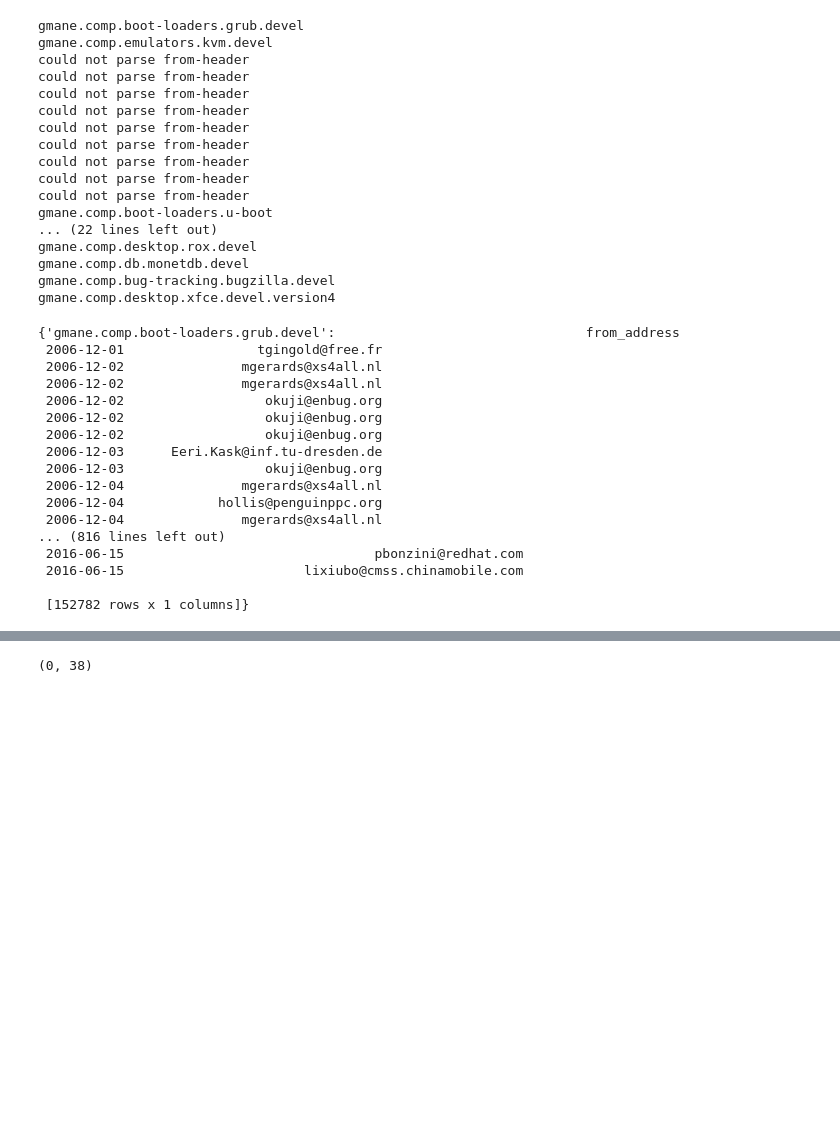
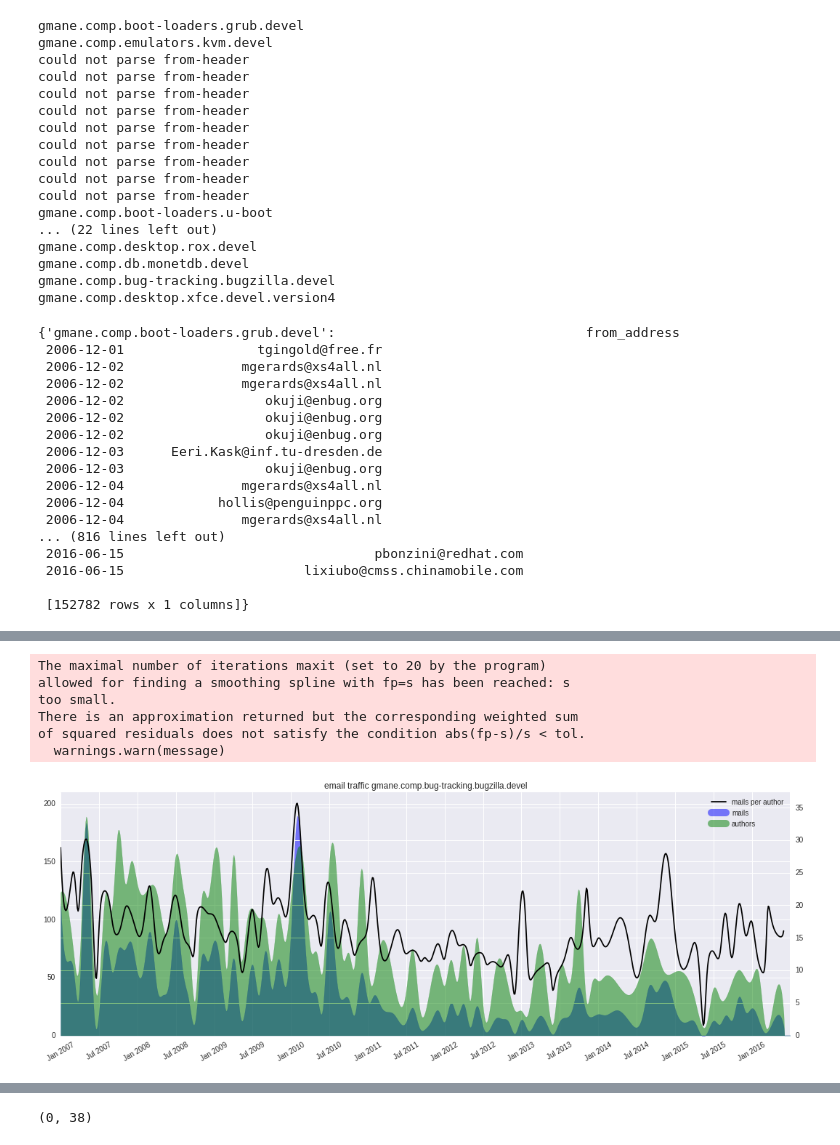
Before and after one commit to zormit/oss-innovation, a Jupyter notebook: email_desi.ipynb, the cells around one changed output, grey strips where cells are left out. Drawn from its saved outputs; the diff is of its cells as text; code cells hidden in the pictures; blank space fills up the shorter version.

Commit message:
email_desi: unify x-range to observation period, combine plots (authors&mails)

```diff
--- a/email_desi.ipynb
+++ b/email_desi.ipynb
@@ -165,0 +140,80 @@ for project in emails.keys():
+# %%
+start_date = '2007-01-01'
+end_date = '2016-06-30'
+observation_period =  pd.date_range(start_date, end_date, freq='M').to_period(freq='M')
+i=0
+for project in emails.keys():
+
+    # step 1: generate data
+    p_emails = pd.DataFrame(emails[project])
+
+    mails_per_month = p_emails.to_period(freq='M').from_address.groupby(level=0).count()
+    mails_per_month = mails_per_month.reindex(observation_period, fill_value=0)
+
+    author_mails_per_month = p_emails.to_period(freq='M')
+
+    authors_per_month = pd.DataFrame(index=author_mails_per_month.index.unique(), columns=['n_authors'], dtype=int)
+    authors_per_month = authors_per_month.reindex(observation_period, fill_value=0)
+    author_mails_per_month = author_mails_per_month.groupby(level=0)
+    for name, group in author_mails_per_month:
+        if name in authors_per_month.index:
+            n_authors = len(group.from_address.unique())
+            authors_per_month.loc[name, 'n_authors'] = n_authors
+    authors_per_month = authors_per_month.n_authors
+
+    # step 2: plot data
+    n = len(mails_per_month)
+    samples = 1000
+
+    fn_mpm = UnivariateSpline(range(n), mails_per_month, ext='zeros')
+    fn_apm = UnivariateSpline(range(n), authors_per_month, ext='zeros')
+
+    fig, ax_m = plt.subplots(1)
+    fig.set_size_inches((18, 6))
+    ax_a = ax_m.twinx()
+    ax_amp = ax_m.twinx()
+
+    x = np.linspace(0, n, samples)
+    ax_m.fill_between(x, 0, fn_mpm(x), color='blue', alpha=0.5)
+    ax_a.fill_between(x, 0, fn_apm(x), color='green', alpha=0.5)
+    ax_amp.plot(x, fn_mpm(x)/fn_apm(x), color='black', label='mails per author')
+
+    plt.plot([], [], color='blue', linewidth=10, alpha=0.5, label='mails') # dummy for legend
+    plt.plot([], [], color='green', linewidth=10, alpha=0.5, label='authors') # dummy for legend
+
+    ax_amp.yaxis.set_ticks([])
+
+    ax_m.set_xlim(0, n)
+    ax_m.set_ylim(0, max(mails_per_month) + 0.1 * max(mails_per_month))
+    ax_a.set_ylim(0, max(authors_per_month) + 0.1 * max(authors_per_month))
+    ax_m.xaxis.set_ticks(np.linspace(0, n - 1, 8)[1:-1])
+
+    def formatter(x, p):
+        if x >= len(mails_per_month.index):
+            return ''
+        return mails_per_month.index[int(x)].strftime('%b %Y')
+
+    formatter = FuncFormatter(formatter)
+    ax_m.xaxis.set_major_formatter(formatter)
+    ax_m.xaxis.tick_bottom()
+    ax_m.spines['top'].set_visible(False)
+    ax_m.spines['right'].set_visible(False)
+
+    plt.setp(ax_m.xaxis.get_majorticklabels(), rotation=30)
+
+    loc = MultipleLocator(base=6) # this locator puts ticks at regular intervals
+    ax_m.xaxis.set_major_locator(loc)
+
+    title = 'email traffic {}'.format(project)
+    plt.title(title)
+    plt.legend(loc='upper right')
+
+    # break # go only over one project, for development purposes
+# %% [output]
+The maximal number of iterations maxit (set to 20 by the program)
+allowed for finding a smoothing spline with fp=s has been reached: s
+too small.
+There is an approximation returned but the corresponding weighted sum
+of squared residuals does not satisfy the condition abs(fp-s)/s < tol.
+  warnings.warn(message)
+[figure, added]
```
Also changed, not shown: parts of 3 cells of this notebook.
